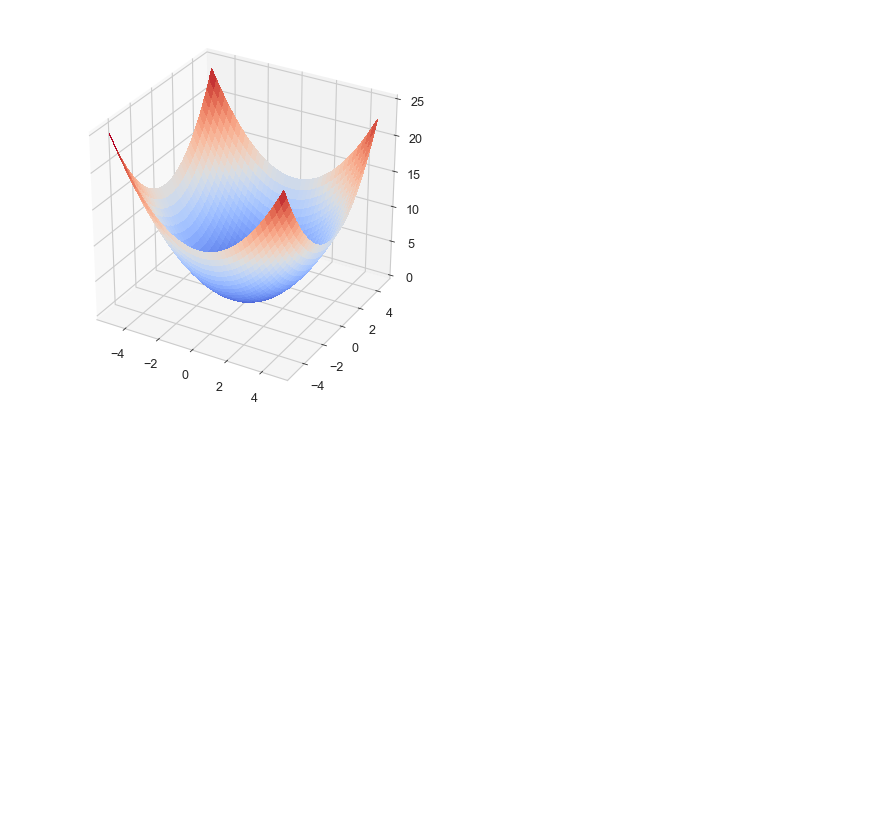
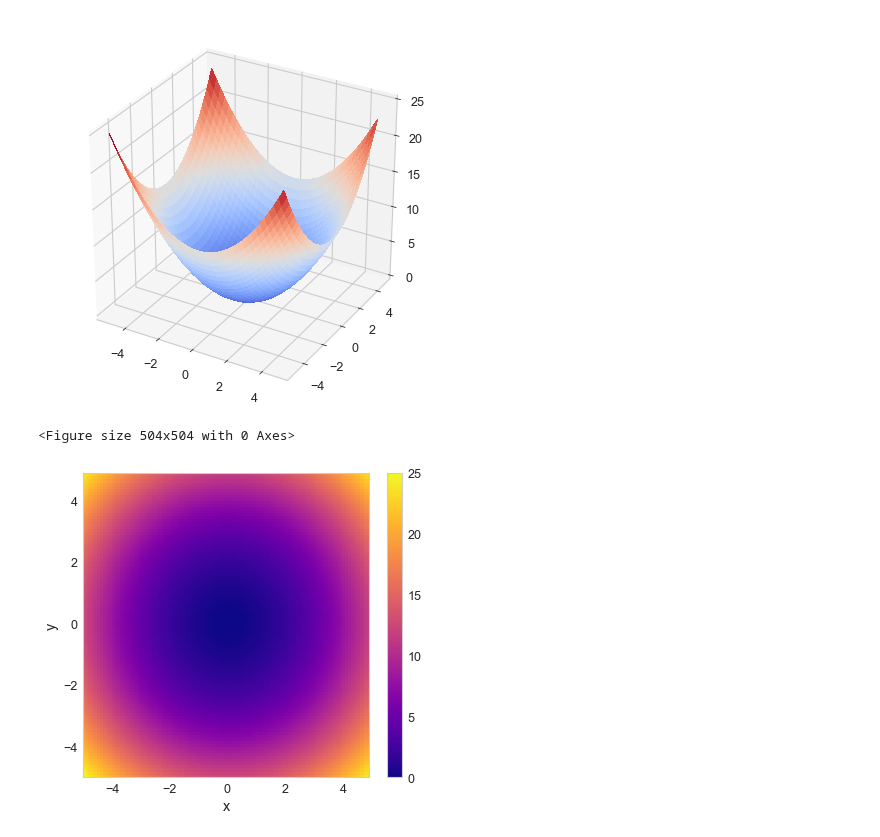
Before and after one commit to aliakhtar/maths4programmers-python, a Jupyter notebook: ch11/11.3.ipynb, the cells around one changed output. Drawn from its saved outputs; the diff is of its cells as text; code cells hidden in the pictures; blank space fills up the shorter version.

Commit message:
Added heatmap and contur visualization functions

```diff
--- a/ch11/11.3.ipynb
+++ b/ch11/11.3.ipynb
@@ -22,3 +22,8 @@ u = lambda x,y: 0.5 * (x**2 + y**2)
 plot_scalar_field(u, -5, 5, -5, 5)
 # %% [output]
 [figure]
+# %%
+scalar_field_heatmap(u, -5, 5, -5, 5)
+# %% [output]
+<Figure size 504x504 with 0 Axes>
+[figure, added]
```
Also changed, not shown: parts of 2 cells of this notebook, 1 other file.
